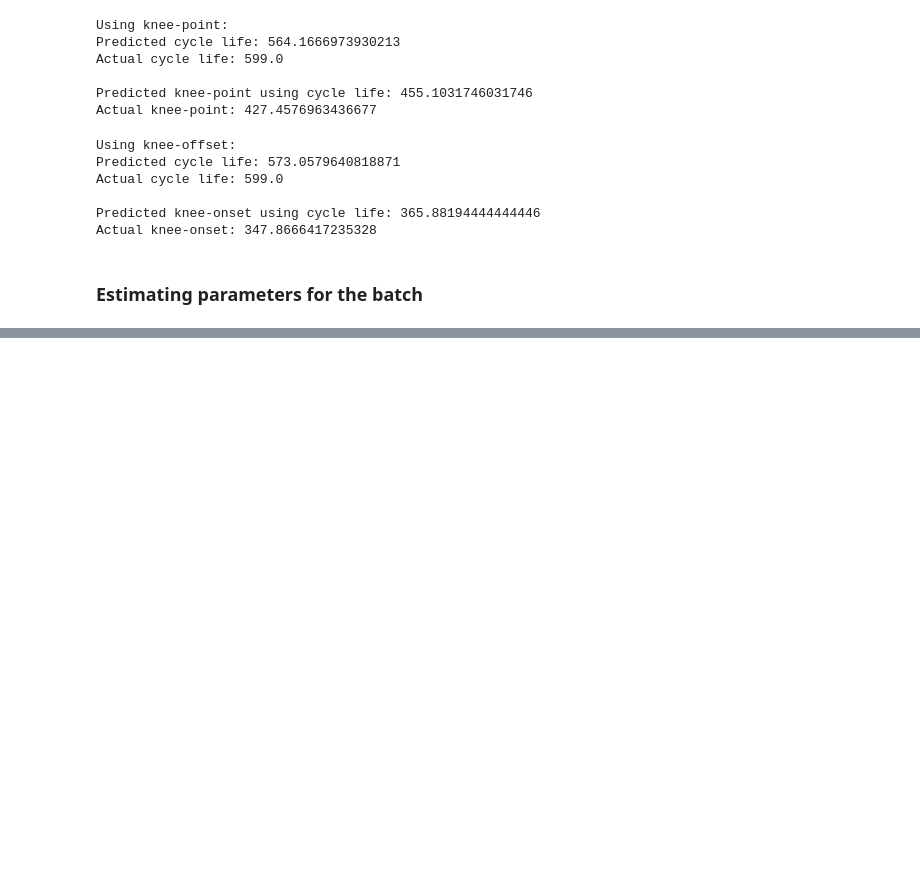
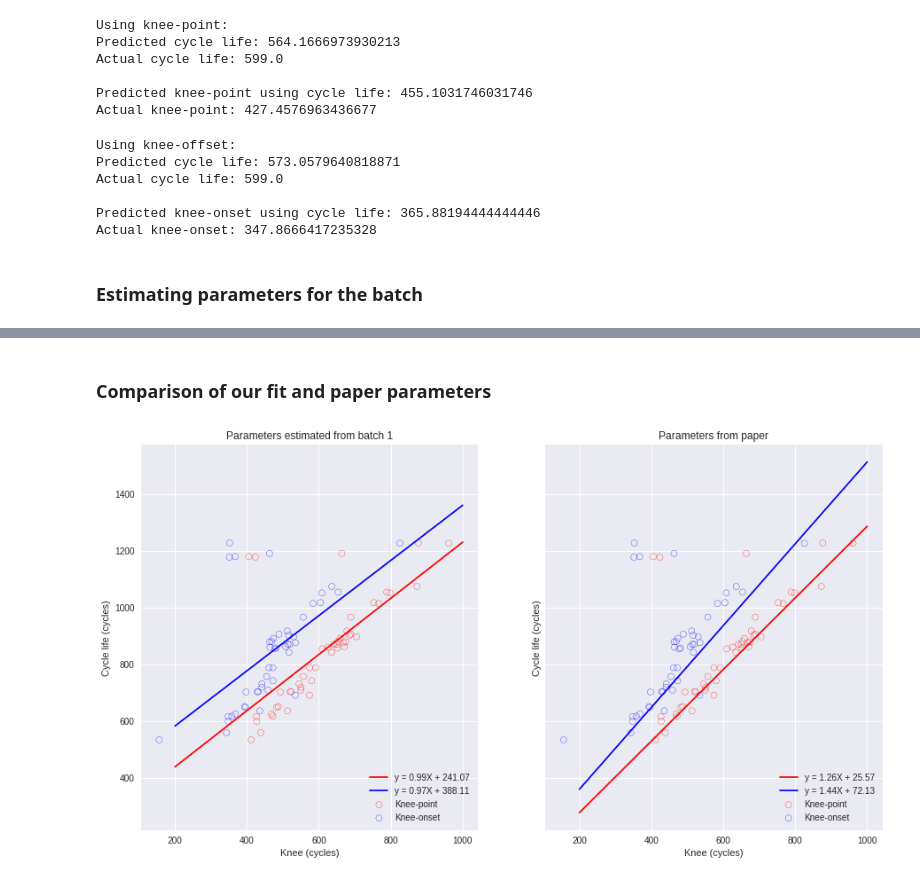
Before and after one commit to andmikey/knee-prediction, a Jupyter notebook: notebooks/200626-mandrejc-initial-exploration.ipynb, the cells around one changed output, grey strips where cells are left out. Saved outputs shown, nothing was run; the diff lists cells and outputs as text; code cells hidden in the pictures; blank space fills up the shorter version.

Commit message:
Compare calculated fit with paper parameters for regression

```diff
--- a/notebooks/200626-mandrejc-initial-exploration.ipynb
+++ b/notebooks/200626-mandrejc-initial-exploration.ipynb
@@ -313,0 +310,59 @@ plt.show()
+# %% [markdown]
+### Comparison of our fit and paper parameters
+# %%
+fig, (ax1, ax2) = plt.subplots(1, 2, figsize = (15, 8), sharey = True)
+x = np.linspace(200, 1000)
+
+# Fit to batch 1
+beta_0_kp = knee_point_params_batch1["beta_0"]
+beta_1_kp = knee_point_params_batch1["beta_1"]
+beta_0_ko = knee_onset_params_batch1["beta_0"]
+beta_1_ko = knee_onset_params_batch1["beta_1"]
+
+y_kp = beta_0_kp + (beta_1_kp * x)
+y_ko = beta_0_ko + (beta_1_ko * x)
+
+ax1.plot(x, y_kp, '-r',
+         label = f"y = {beta_1_kp:.2f}X + {beta_0_kp:.2f}")
+ax1.scatter(x = X_kp, y = y, facecolors = 'none', edgecolors = 'r',
+           label = "Knee-point")
+
+ax1.plot(x, y_ko, '-b',
+         label = f"y = {beta_1_ko:.2f}X + {beta_0_ko:.2f}")
+ax1.scatter(x = X_ko, y = y, facecolors = 'none', edgecolors = 'b',
+           label = "Knee-onset")
+
+ax1.set_xlabel("Knee (cycles)")
+ax1.set_ylabel("Cycle life (cycles)")
+ax1.set_title("Parameters estimated from batch 1")
+ax1.legend(loc = 'lower right')
+
+# Fit from paper
+beta_0_kp = knee_point_params["beta_0"]
+beta_1_kp = knee_point_params["beta_1"]
+beta_0_ko = knee_onset_params["beta_0"]
+beta_1_ko = knee_onset_params["beta_1"]
+
+y_kp = beta_0_kp + (beta_1_kp * x)
+y_ko = beta_0_ko + (beta_1_ko * x)
+
+ax2.plot(x, y_kp, '-r',
+         label = f"y = {beta_1_kp:.2f}X + {beta_0_kp:.2f}")
+ax2.scatter(x = X_kp, y = y, facecolors = 'none', edgecolors = 'r',
+           label = "Knee-point")
+
+
+ax2.plot(x, y_ko, '-b',
+         label = f"y = {beta_1_ko:.2f}X + {beta_0_ko:.2f}")
+ax2.scatter(x = X_ko, y = y, facecolors = 'none', edgecolors = 'b',
+           label = "Knee-onset")
+
+ax2.set_xlabel("Knee (cycles)")
+ax2.set_ylabel("Cycle life (cycles)")
+ax2.set_title("Parameters from paper")
+
+ax2.legend(loc = 'lower right')
+
+plt.show()
+# %% [output]
+[figure, added]
```
Also changed, not shown: parts of 8 cells of this notebook.
